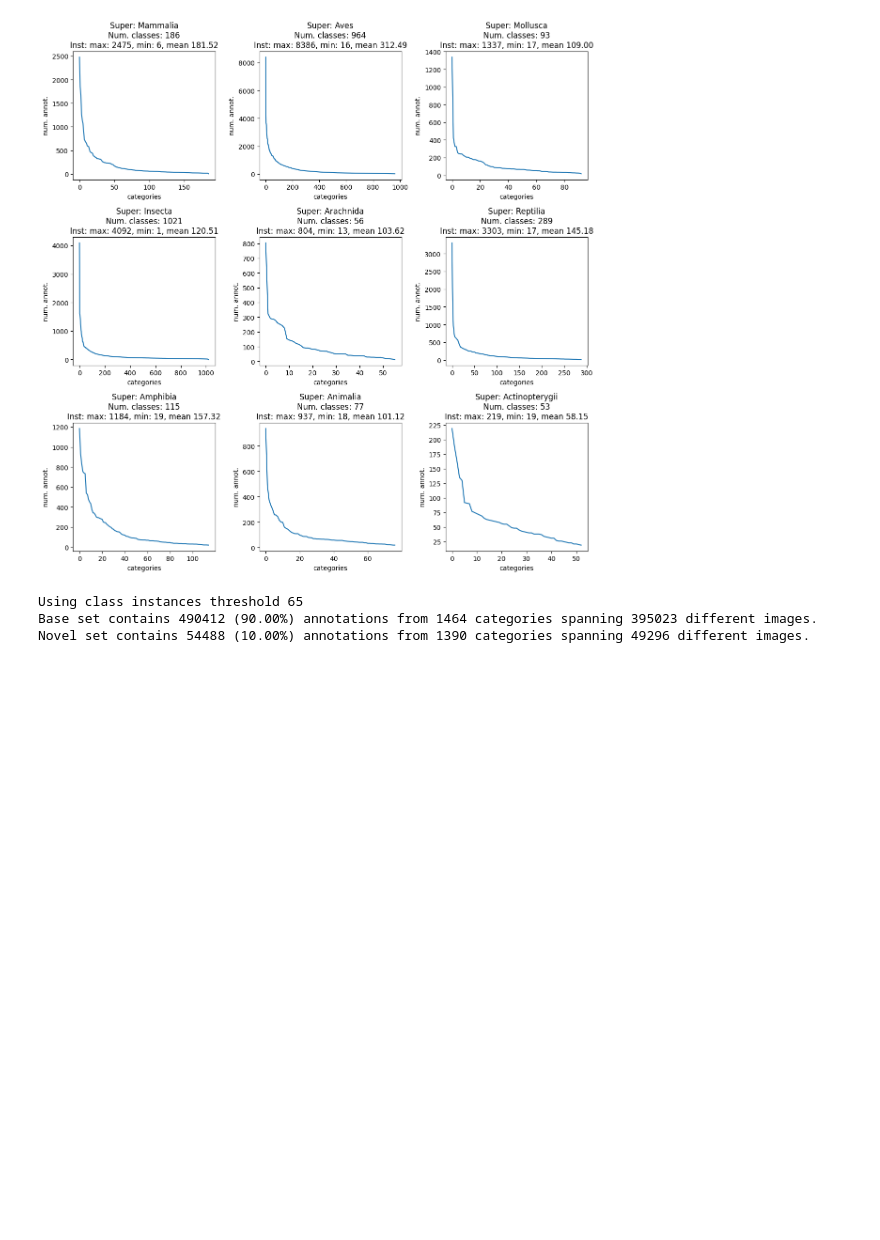
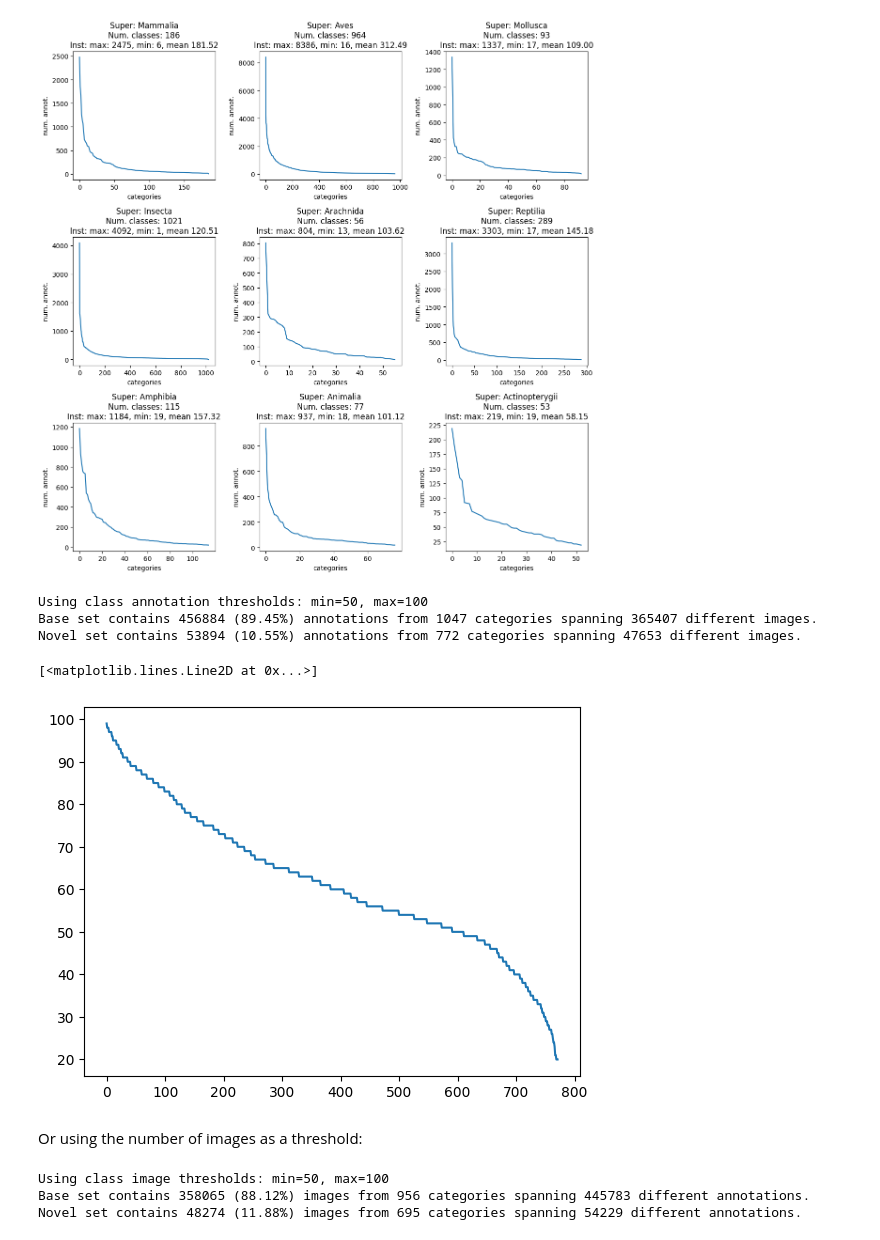
Before and after one commit to MarcelloCeresini/FSOD_CenterNet, a Jupyter notebook: src/notebooks/data_tests.ipynb, the cells around one changed output. Cells and saved outputs as stored; diff of their text form; code cells hidden in the pictures; blank space fills up the shorter version.

```diff
--- a/src/notebooks/data_tests.ipynb
+++ b/src/notebooks/data_tests.ipynb
@@ -239,29 +261,47 @@ fig.tight_layout()
 [figure]
 # %%
 annot_per_class = {}
+image_per_class = {}
 for cat in tqdm(annot_pd['cat_id'].unique()):
-    annot_per_class[cat] = sum(annot_pd['cat_id'] == cat)
+    annot_per_class[cat] = len(coco_annotation.getAnnIds(catIds=[cat]))
+    image_per_class[cat] = len(coco_annotation.getImgIds(catIds=[cat]))
 # %%
-THRESHOLDS = 65
-novel_set = []
-base_set = []
-novel_set_images = 0
-base_set_images = 0
+MIN_THRESHOLD_ANN = 50; MAX_THRESHOLD_ANN = 100
+novel_set_cats_anns = []
+base_set_cats_anns = []
+novel_set_images_cats_anns = 0
+base_set_images_cats_anns = 0
 for cat, items in annot_per_class.items():
-    if items > THRESHOLDS:
-        base_set.append((cat, items))
+    if items > MAX_THRESHOLD_ANN:
+        base_set_cats_anns.append((cat, items))
+    elif MIN_THRESHOLD_ANN <= items <= MAX_THRESHOLD_ANN:
+        novel_set_cats_anns.append((cat, items))
     else:
-        novel_set.append((cat, items))
-for n in tqdm(novel_set):
-    novel_set_images += len(annot_pd[annot_pd['cat_id'] == n[0]]['image_filename'].unique())
-for b in tqdm(base_set):
-    base_set_images += len(annot_pd[annot_pd['cat_id'] == b[0]]['image_filename'].unique())
-base_set_itemcount = sum(v[1] for v in base_set)
-novel_set_itemcount = sum(v[1] for v in novel_set)
-print(f"Using class instances threshold {THRESHOLDS}\n"
-      f"Base set contains {base_set_itemcount} ({base_set_itemcount*100/(base_set_itemcount+novel_set_itemcount):.2f}%) annotations from {len(base_set)} categories spanning {base_set_images} different images.\n"
-      f"Novel set contains {novel_set_itemcount} ({novel_set_itemcount*100/(base_set_itemcount+novel_set_itemcount):.2f}%) annotations from {len(novel_set)} categories spanning {novel_set_images} different images.")
+        # items < MIN_THRESHOLD: simply skip the class
+        pass
+for n in tqdm(novel_set_cats_anns):
+    novel_set_images_cats_anns += len(annot_pd[annot_pd['cat_id'] == n[0]]['image_filename'].unique())
+for b in tqdm(base_set_cats_anns):
+    base_set_images_cats_anns += len(annot_pd[annot_pd['cat_id'] == b[0]]['image_filename'].unique())
+base_set_itemcount_cats_anns = sum(v[1] for v in base_set_cats_anns)
+novel_set_itemcount_cats_anns = sum(v[1] for v in novel_set_cats_anns)
-# %% [output]
-Using class instances threshold 65
-Base set contains 490412 (90.00%) annotations from 1464 categories spanning 395023 different images.
-Novel set contains 54488 (10.00%) annotations from 1390 categories spanning 49296 different images.
+# %%
+print(f"Using class annotation thresholds: min={MIN_THRESHOLD_ANN}, max={MAX_THRESHOLD_ANN}\n"
+      f"Base set contains {base_set_itemcount_cats_anns} ({base_set_itemcount_cats_anns*100/(base_set_itemcount_cats_anns+novel_set_itemcount_cats_anns):.2f}%) annotations from {len(base_set_cats_anns)} categories spanning {base_set_images_cats_anns} different images.\n"
+      f"Novel set contains {novel_set_itemcount_cats_anns} ({novel_set_itemcount_cats_anns*100/(base_set_itemcount_cats_anns+novel_set_itemcount_cats_anns):.2f}%) annotations from {len(novel_set_cats_anns)} categories spanning {novel_set_images_cats_anns} different images.")
+# %% [output]
+Using class annotation thresholds: min=50, max=100
+Base set contains 456884 (89.45%) annotations from 1047 categories spanning 365407 different images.
+Novel set contains 53894 (10.55%) annotations from 772 categories spanning 47653 different images.
+# %%
+images_per_category_in_novel = {}
+for i in tqdm(novel_set_cats_anns):
+    category = i[0]
+    images_per_category_in_novel[category] = len(annot_pd[annot_pd['cat_id'] == category]['image_filename'].unique())
+# %%
+plt.plot(range(len(images_per_category_in_novel)), sorted(images_per_category_in_novel.values(), reverse=True))
+# %% [output]
+[<matplotlib.lines.Line2D at 0x...>]
+[figure, added]
+# %% [markdown]
+Or using the number of images as a threshold:
@@ -267,0 +328,8 @@ Novel set contains 54488 (10.00%) annotations from 1390 categories spanning 4929
+# %%
+print(f"Using class image thresholds: min={MIN_THRESHOLD_IMAGE}, max={MAX_THRESHOLD_IMAGE}\n"
+      f"Base set contains {base_set_itemcount_cats_imgs} ({base_set_itemcount_cats_imgs*100/(base_set_itemcount_cats_imgs+novel_set_itemcount_cats_imgs):.2f}%) images from {len(base_set_cats_imgs)} categories spanning {base_set_anns_cats_imgs} different annotations.\n"
+      f"Novel set contains {novel_set_itemcount_cats_imgs} ({novel_set_itemcount_cats_imgs*100/(base_set_itemcount_cats_imgs+novel_set_itemcount_cats_imgs):.2f}%) images from {len(novel_set_cats_imgs)} categories spanning {novel_set_anns_cats_imgs} different annotations.")
+# %% [output]
+Using class image thresholds: min=50, max=100
+Base set contains 358065 (88.12%) images from 956 categories spanning 445783 different annotations.
+Novel set contains 48274 (11.88%) images from 695 categories spanning 54229 different annotations.
```
Also changed, not shown: parts of 29 cells of this notebook.
